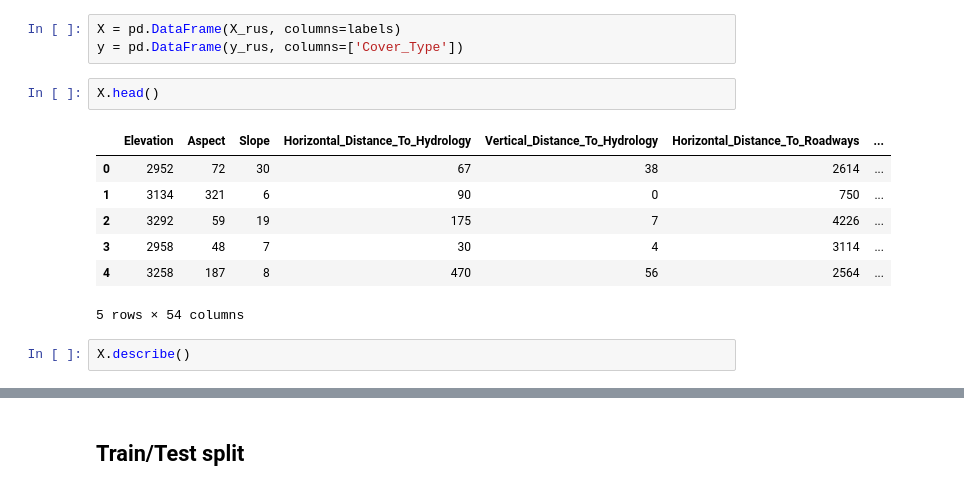
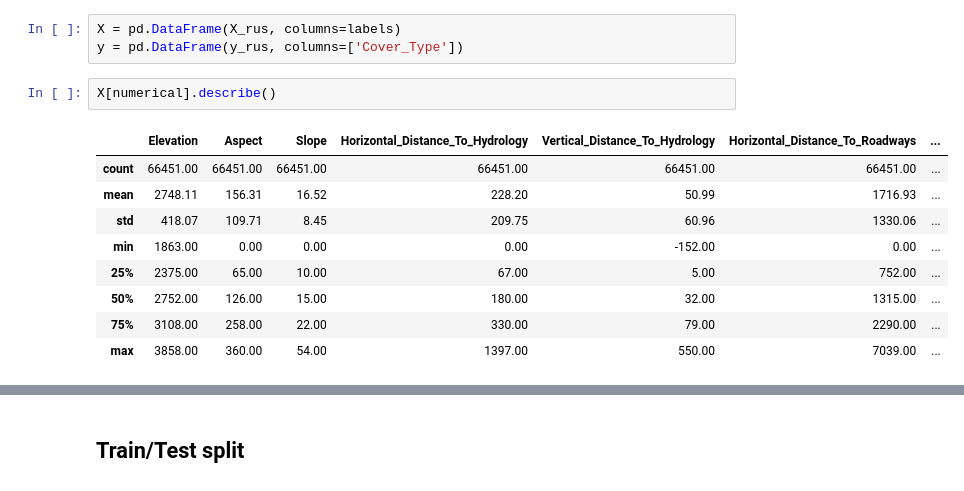
Before and after one commit to mskl/ist-mi-cdadosi7, a Jupyter notebook: project/joona_project_forestry.ipynb, the cells around one changed output, grey strips where cells are left out. Drawn from its saved outputs; the diff is of its cells as text.

```diff
--- a/project/joona_project_forestry.ipynb
+++ b/project/joona_project_forestry.ipynb
@@ -141,17 +173,17 @@ All classes are now sampled, now we can explore feature distributions again.
 # %%
 X = pd.DataFrame(X_rus, columns=labels)
 y = pd.DataFrame(y_rus, columns=['Cover_Type'])
-# %%
-X.head()
-# %% [output]
-|  | Elevation | Aspect | Slope | Horizontal_Distance_To_Hydrology | Vertical_Distance_To_Hydrology | Horizontal_Distance_To_Roadways | ... |
-| 0 | 2952 | 72 | 30 | 67 | 38 | 2614 | ... |
-| 1 | 3134 | 321 | 6 | 90 | 0 | 750 | ... |
-| 2 | 3292 | 59 | 19 | 175 | 7 | 4226 | ... |
-| 3 | 2958 | 48 | 7 | 30 | 4 | 3114 | ... |
-| 4 | 3258 | 187 | 8 | 470 | 56 | 2564 | ... |
-5 rows × 54 columns
 # %%
-X.describe()
+X[numerical].describe()
+# %% [output]
+|  | Elevation | Aspect | Slope | Horizontal_Distance_To_Hydrology | Vertical_Distance_To_Hydrology | Horizontal_Distance_To_Roadways | ... |
+| count | 66451.00 | 66451.00 | 66451.00 | 66451.00 | 66451.00 | 66451.00 | ... |
+| mean | 2748.11 | 156.31 | 16.52 | 228.20 | 50.99 | 1716.93 | ... |
+| std | 418.07 | 109.71 | 8.45 | 209.75 | 60.96 | 1330.06 | ... |
+| min | 1863.00 | 0.00 | 0.00 | 0.00 | -152.00 | 0.00 | ... |
+| 25% | 2375.00 | 65.00 | 10.00 | 67.00 | 5.00 | 752.00 | ... |
+| 50% | 2752.00 | 126.00 | 15.00 | 180.00 | 32.00 | 1315.00 | ... |
+| 75% | 3108.00 | 258.00 | 22.00 | 330.00 | 79.00 | 2290.00 | ... |
+| max | 3858.00 | 360.00 | 54.00 | 1397.00 | 550.00 | 7039.00 | ... |
 # %%
 X[numerical].hist(figsize=(16, 20), bins=50);
```
Also changed, not shown: parts of 17 cells of this notebook.
